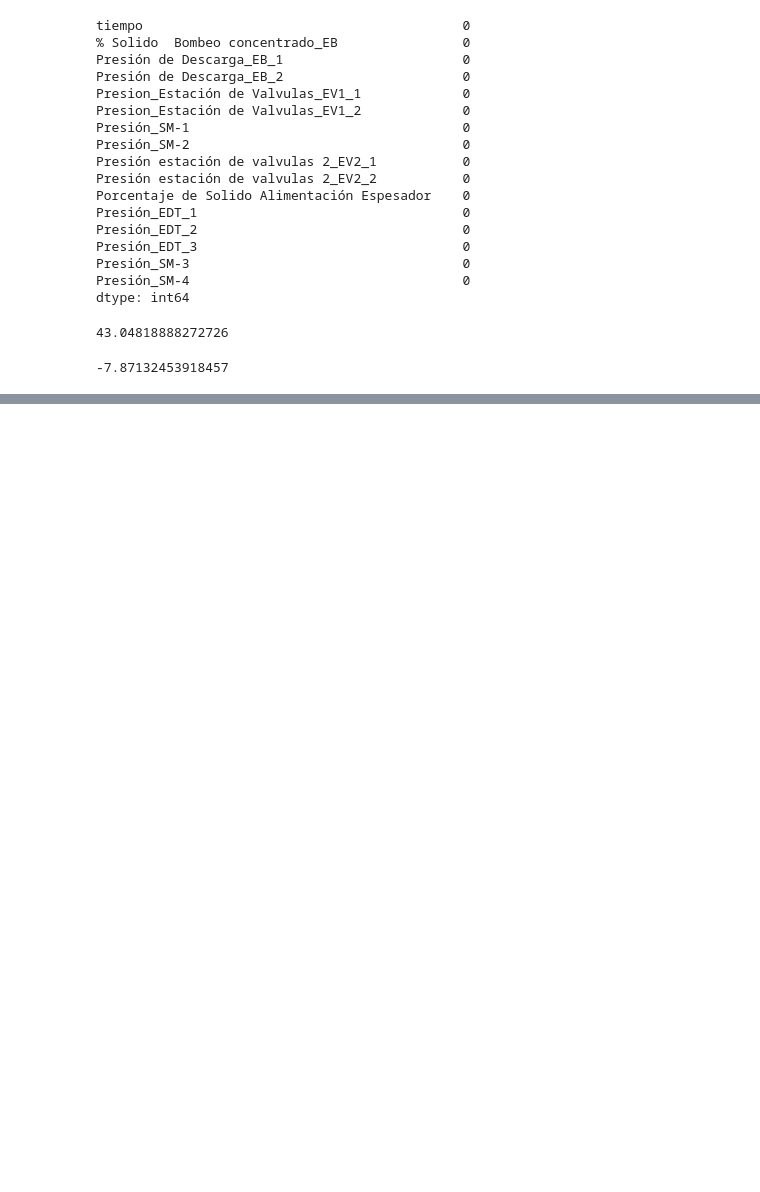
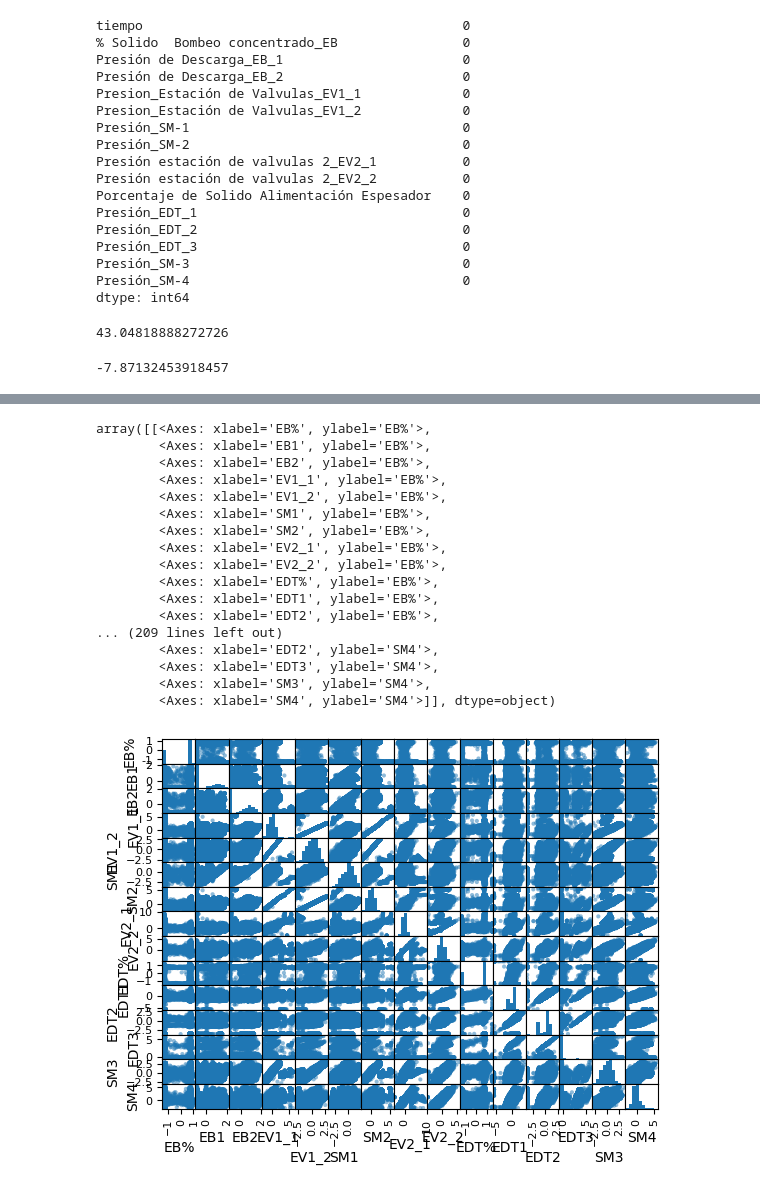
Before and after one commit to Dizkm8/Hackathon, a Jupyter notebook: main - Jose.ipynb, the cells around one changed output, grey strips where cells are left out. Cells and saved outputs as stored; diff of their text form; code cells hidden in the pictures; blank space fills up the shorter version.

```diff
--- a/main - Jose.ipynb
+++ b/main - Jose.ipynb
@@ -52,0 +62,10 @@ min_concentrated
+# %%
+from sklearn.preprocessing import StandardScaler
+
+excluded_columns = ['tiempo']
+normalize_columns = [col for col in df2.columns if col not in excluded_columns]
+
+scaler = StandardScaler()
+
+df_normalized = pd.DataFrame(scaler.fit_transform(df2[normalize_columns]), columns=normalize_columns)
+df_normalized = pd.concat([df2[excluded_columns], df_normalized], axis=1)
@@ -52,0 +92,20 @@ min_concentrated
+# %%
+df_normalized.rename(columns=
+           {'tiempo': 'T',
+            '% Solido  Bombeo concentrado_EB': 'EB%',
+            'Presión de Descarga_EB_1': 'EB1',
+            'Presión de Descarga_EB_2': 'EB2',
+            'Presion_Estación de Valvulas_EV1_1': 'EV1_1',
+            'Presión estación de valvulas 2_EV2_1': 'EV2_1',
+            'Presion_Estación de Valvulas_EV1_2': 'EV1_2',
+            'Presión estación de valvulas 2_EV2_2': 'EV2_2',
+            'Presión_SM-1': 'SM1',
+            'Presión_SM-2': 'SM2',
+            'Presión_SM-3': 'SM3',
+            'Presión_SM-4': 'SM4',
+            'Porcentaje de Solido Alimentación Espesador': 'EDT%',
+            'Presión_EDT_1': 'EDT1',
+            'Presión_EDT_2': 'EDT2',
+            'Presión_EDT_3': 'EDT3',
+            }
+           , inplace=True)
@@ -52,0 +135,21 @@ min_concentrated
+# %%
+pd.plotting.scatter_matrix(df_normalized)
+# %% [output]
+array([[<Axes: xlabel='EB%', ylabel='EB%'>,
+        <Axes: xlabel='EB1', ylabel='EB%'>,
+        <Axes: xlabel='EB2', ylabel='EB%'>,
+        <Axes: xlabel='EV1_1', ylabel='EB%'>,
+        <Axes: xlabel='EV1_2', ylabel='EB%'>,
+        <Axes: xlabel='SM1', ylabel='EB%'>,
+        <Axes: xlabel='SM2', ylabel='EB%'>,
+        <Axes: xlabel='EV2_1', ylabel='EB%'>,
+        <Axes: xlabel='EV2_2', ylabel='EB%'>,
+        <Axes: xlabel='EDT%', ylabel='EB%'>,
+        <Axes: xlabel='EDT1', ylabel='EB%'>,
+        <Axes: xlabel='EDT2', ylabel='EB%'>,
+... (209 lines left out)
+        <Axes: xlabel='EDT2', ylabel='SM4'>,
+        <Axes: xlabel='EDT3', ylabel='SM4'>,
+        <Axes: xlabel='SM3', ylabel='SM4'>,
+        <Axes: xlabel='SM4', ylabel='SM4'>]], dtype=object)
+[figure, added]
```
Also changed, not shown: parts of 32 cells of this notebook.
